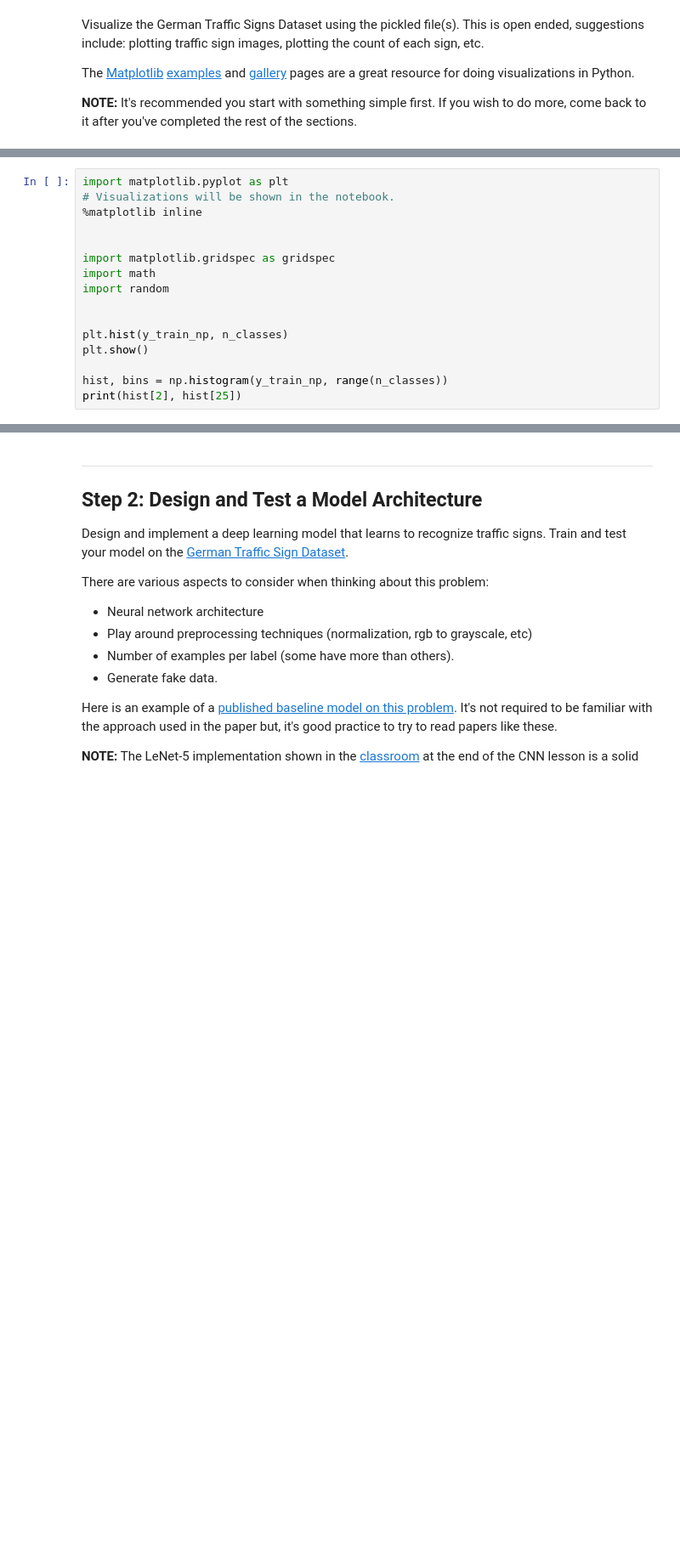
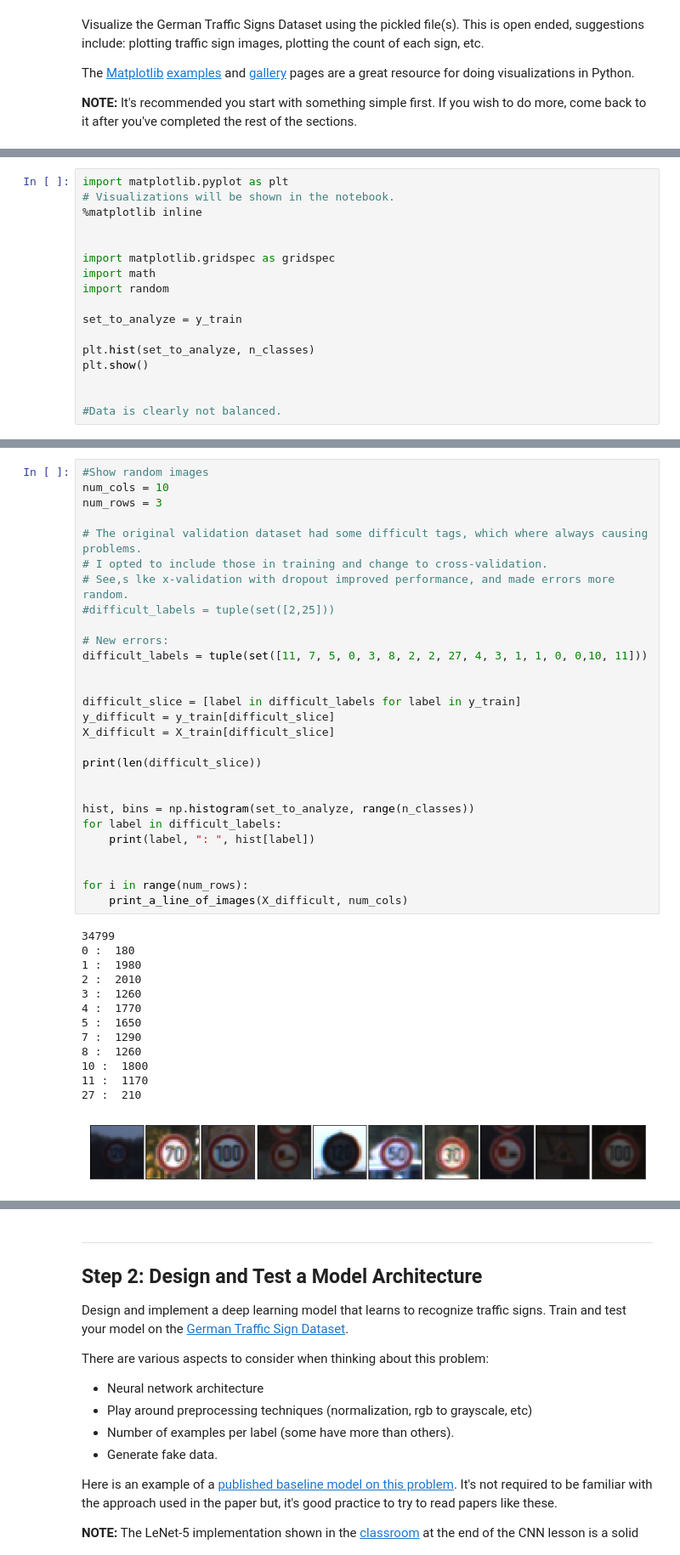
Before and after one commit to josemacenteno/CarND-Traffic-Sign-Classifier-Project, a Jupyter notebook: Traffic_Sign_Classifier.ipynb, the cells around one changed output, grey strips where cells are left out. Shown at 85% size. Saved outputs shown, nothing was run; the diff lists cells and outputs as text; blank space fills up the shorter version.

```diff
--- a/Traffic_Sign_Classifier.ipynb
+++ b/Traffic_Sign_Classifier.ipynb
@@ -140,11 +160,12 @@ import matplotlib.gridspec as gridspec
 import math
 import random
 
+set_to_analyze = y_train
 
-plt.hist(y_train_np, n_classes)
+plt.hist(set_to_analyze, n_classes)
 plt.show()
 
-hist, bins = np.histogram(y_train_np, range(n_classes))
-print(hist[2], hist[25])
+
+#Data is clearly not balanced.
 # %% [output]
 [figure]
@@ -151,0 +172,42 @@ print(hist[2], hist[25])
+# %%
+#Show random images
+num_cols = 10
+num_rows = 3
+
+# The original validation dataset had some difficult tags, which where always causing problems.
+# I opted to include those in training and change to cross-validation.
+# See,s lke x-validation with dropout improved performance, and made errors more random.
+#difficult_labels = tuple(set([2,25]))
+
+# New errors:
+difficult_labels = tuple(set([11, 7, 5, 0, 3, 8, 2, 2, 27, 4, 3, 1, 1, 0, 0,10, 11]))
+
+
+difficult_slice = [label in difficult_labels for label in y_train]
+y_difficult = y_train[difficult_slice]
+X_difficult = X_train[difficult_slice]
+
+print(len(difficult_slice))
+
+
+hist, bins = np.histogram(set_to_analyze, range(n_classes))
+for label in difficult_labels:
+    print(label, ": ", hist[label])
+
+
+for i in range(num_rows):
+    print_a_line_of_images(X_difficult, num_cols)
+# %% [output]
+34799
+0 :  180
+1 :  1980
+2 :  2010
+3 :  1260
+4 :  1770
+5 :  1650
+7 :  1290
+8 :  1260
+10 :  1800
+11 :  1170
+27 :  210
+[figure, added]
```
Also changed, not shown: parts of 12 cells of this notebook.
